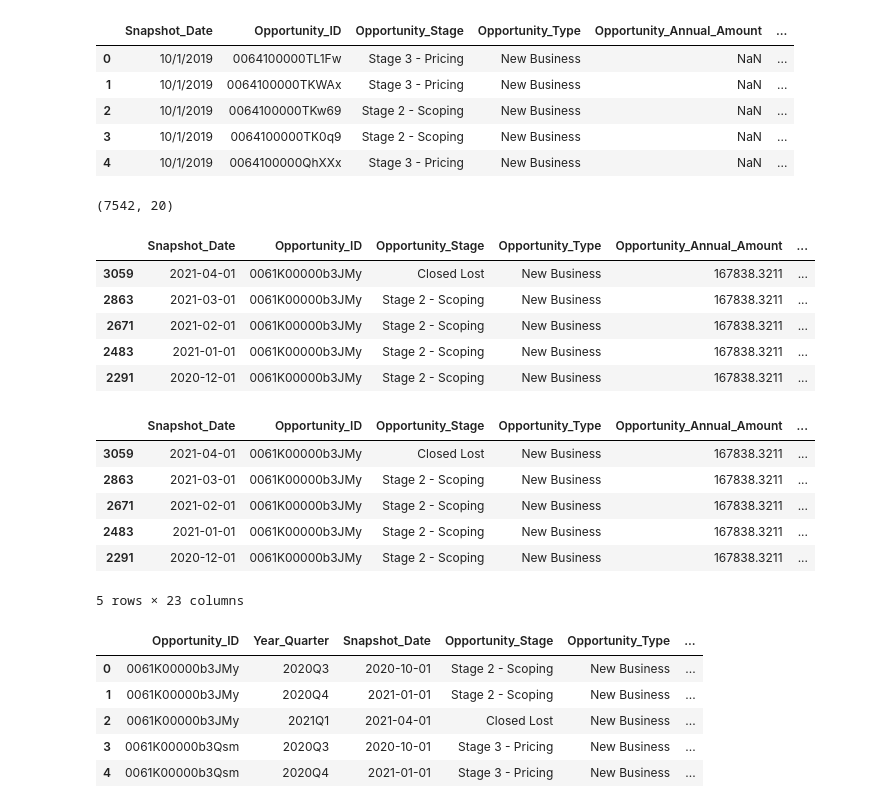
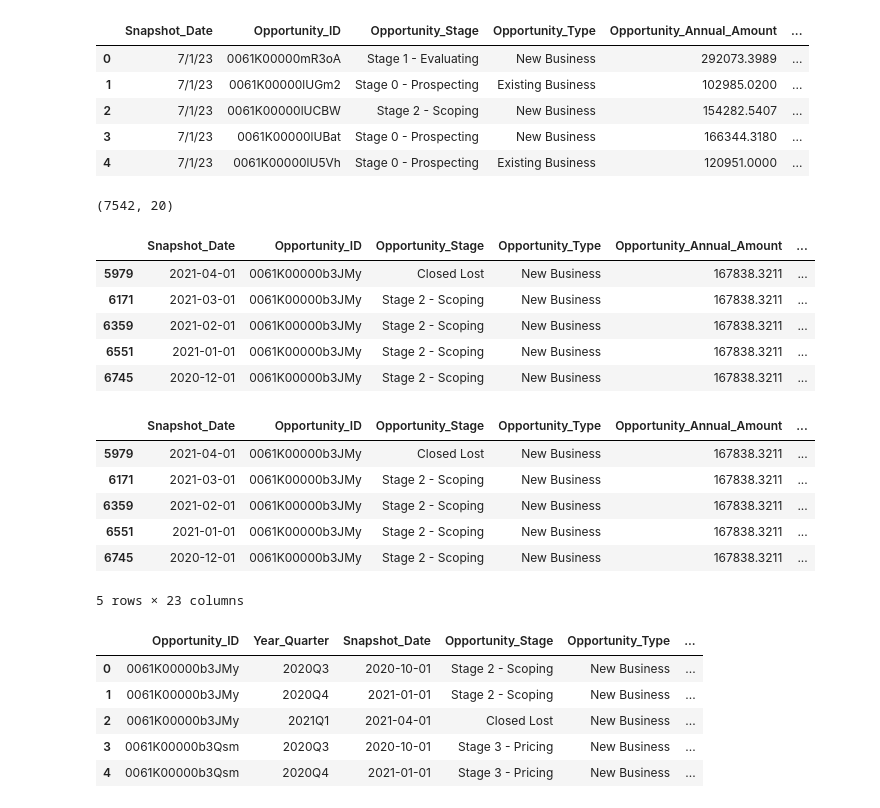
Before and after one commit to carlwharris/Protenus-Hackathon, a Jupyter notebook: Residual_effects_analysis.ipynb, the cells around one changed output. Saved outputs shown, nothing was run; the diff lists cells and outputs as text; code cells hidden in the pictures.

Commit message:
Updated for new data

```diff
--- a/Residual_effects_analysis.ipynb
+++ b/Residual_effects_analysis.ipynb
@@ -4,15 +4,15 @@ import numpy as np
 from impute_df import impute_missing_values
 # %%
 # Load the data from the csv file
-df = pd.read_csv('Protenus Sales Training Data.csv')
+df = pd.read_csv('Protenus Sales Training Data_Update.csv')
 df.head()
 # %% [output]
 |  | Snapshot_Date | Opportunity_ID | Opportunity_Stage | Opportunity_Type | Opportunity_Annual_Amount | ... |
-| 0 | 10/1/2019 | 0064100000TL1Fw | Stage 3 - Pricing | New Business | NaN | ... |
-| 1 | 10/1/2019 | 0064100000TKWAx | Stage 3 - Pricing | New Business | NaN | ... |
-| 2 | 10/1/2019 | 0064100000TKw69 | Stage 2 - Scoping | New Business | NaN | ... |
-| 3 | 10/1/2019 | 0064100000TK0q9 | Stage 2 - Scoping | New Business | NaN | ... |
-| 4 | 10/1/2019 | 0064100000QhXXx | Stage 3 - Pricing | New Business | NaN | ... |
+| 0 | 7/1/23 | 0061K00000mR3oA | Stage 1 - Evaluating | New Business | 292073.3989 | ... |
+| 1 | 7/1/23 | 0061K00000lUGm2 | Stage 0 - Prospecting | Existing Business | 102985.0200 | ... |
+| 2 | 7/1/23 | 0061K00000lUCBW | Stage 2 - Scoping | New Business | 154282.5407 | ... |
+| 3 | 7/1/23 | 0061K00000lUBat | Stage 0 - Prospecting | New Business | 166344.3180 | ... |
+| 4 | 7/1/23 | 0061K00000lU5Vh | Stage 0 - Prospecting | Existing Business | 120951.0000 | ... |
 # %%
 # Drop all the old data with missing annual amounts
 df['Snapshot_Date'] = pd.to_datetime(df['Snapshot_Date'])
@@ -25,11 +25,11 @@ df = impute_missing_values(df)
 df.head()
 # %% [output]
 |  | Snapshot_Date | Opportunity_ID | Opportunity_Stage | Opportunity_Type | Opportunity_Annual_Amount | ... |
-| 3059 | 2021-04-01 | 0061K00000b3JMy | Closed Lost | New Business | 167838.3211 | ... |
-| 2863 | 2021-03-01 | 0061K00000b3JMy | Stage 2 - Scoping | New Business | 167838.3211 | ... |
-| 2671 | 2021-02-01 | 0061K00000b3JMy | Stage 2 - Scoping | New Business | 167838.3211 | ... |
-| 2483 | 2021-01-01 | 0061K00000b3JMy | Stage 2 - Scoping | New Business | 167838.3211 | ... |
-| 2291 | 2020-12-01 | 0061K00000b3JMy | Stage 2 - Scoping | New Business | 167838.3211 | ... |
+| 5979 | 2021-04-01 | 0061K00000b3JMy | Closed Lost | New Business | 167838.3211 | ... |
+| 6171 | 2021-03-01 | 0061K00000b3JMy | Stage 2 - Scoping | New Business | 167838.3211 | ... |
+| 6359 | 2021-02-01 | 0061K00000b3JMy | Stage 2 - Scoping | New Business | 167838.3211 | ... |
+| 6551 | 2021-01-01 | 0061K00000b3JMy | Stage 2 - Scoping | New Business | 167838.3211 | ... |
+| 6745 | 2020-12-01 | 0061K00000b3JMy | Stage 2 - Scoping | New Business | 167838.3211 | ... |
 # %%
 df['Month'] = df['Snapshot_Date'].dt.month - 1
 df.loc[df['Snapshot_Date'].dt.month == 1, 'Month'] = 12
@@ -44,11 +44,11 @@ df['Quarter'] = np.where(df['Month'].isin([1,2,3]), 'Q1',
 df.head()
 # %% [output]
 |  | Snapshot_Date | Opportunity_ID | Opportunity_Stage | Opportunity_Type | Opportunity_Annual_Amount | ... |
-| 3059 | 2021-04-01 | 0061K00000b3JMy | Closed Lost | New Business | 167838.3211 | ... |
-| 2863 | 2021-03-01 | 0061K00000b3JMy | Stage 2 - Scoping | New Business | 167838.3211 | ... |
-| 2671 | 2021-02-01 | 0061K00000b3JMy | Stage 2 - Scoping | New Business | 167838.3211 | ... |
-| 2483 | 2021-01-01 | 0061K00000b3JMy | Stage 2 - Scoping | New Business | 167838.3211 | ... |
-| 2291 | 2020-12-01 | 0061K00000b3JMy | Stage 2 - Scoping | New Business | 167838.3211 | ... |
+| 5979 | 2021-04-01 | 0061K00000b3JMy | Closed Lost | New Business | 167838.3211 | ... |
+| 6171 | 2021-03-01 | 0061K00000b3JMy | Stage 2 - Scoping | New Business | 167838.3211 | ... |
+| 6359 | 2021-02-01 | 0061K00000b3JMy | Stage 2 - Scoping | New Business | 167838.3211 | ... |
+| 6551 | 2021-01-01 | 0061K00000b3JMy | Stage 2 - Scoping | New Business | 167838.3211 | ... |
+| 6745 | 2020-12-01 | 0061K00000b3JMy | Stage 2 - Scoping | New Business | 167838.3211 | ... |
 5 rows × 23 columns
 # %%
 # Create a quarterly dataframe, where for each 'Opportunity_ID' the data is aggregated by quarter and year.
```
Also changed, not shown: parts of 5 cells of this notebook.
